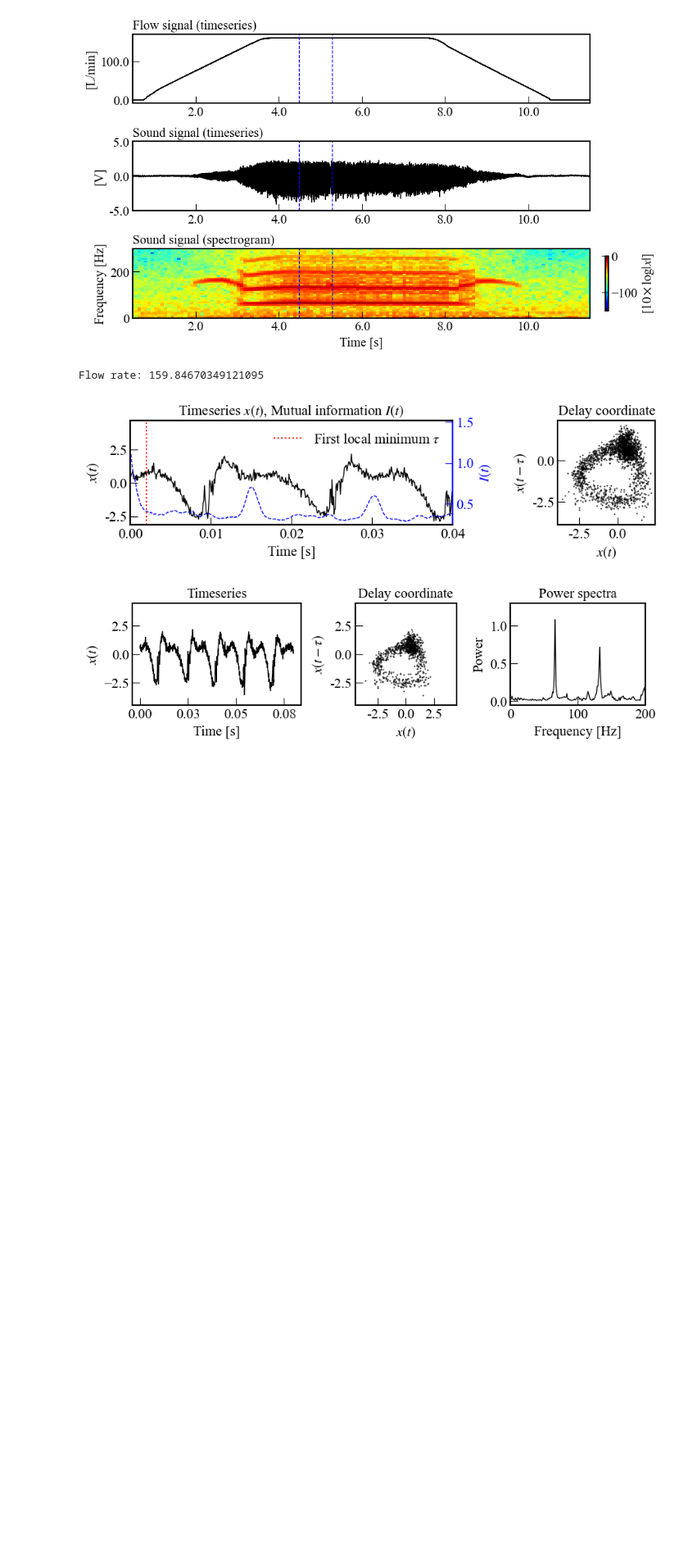
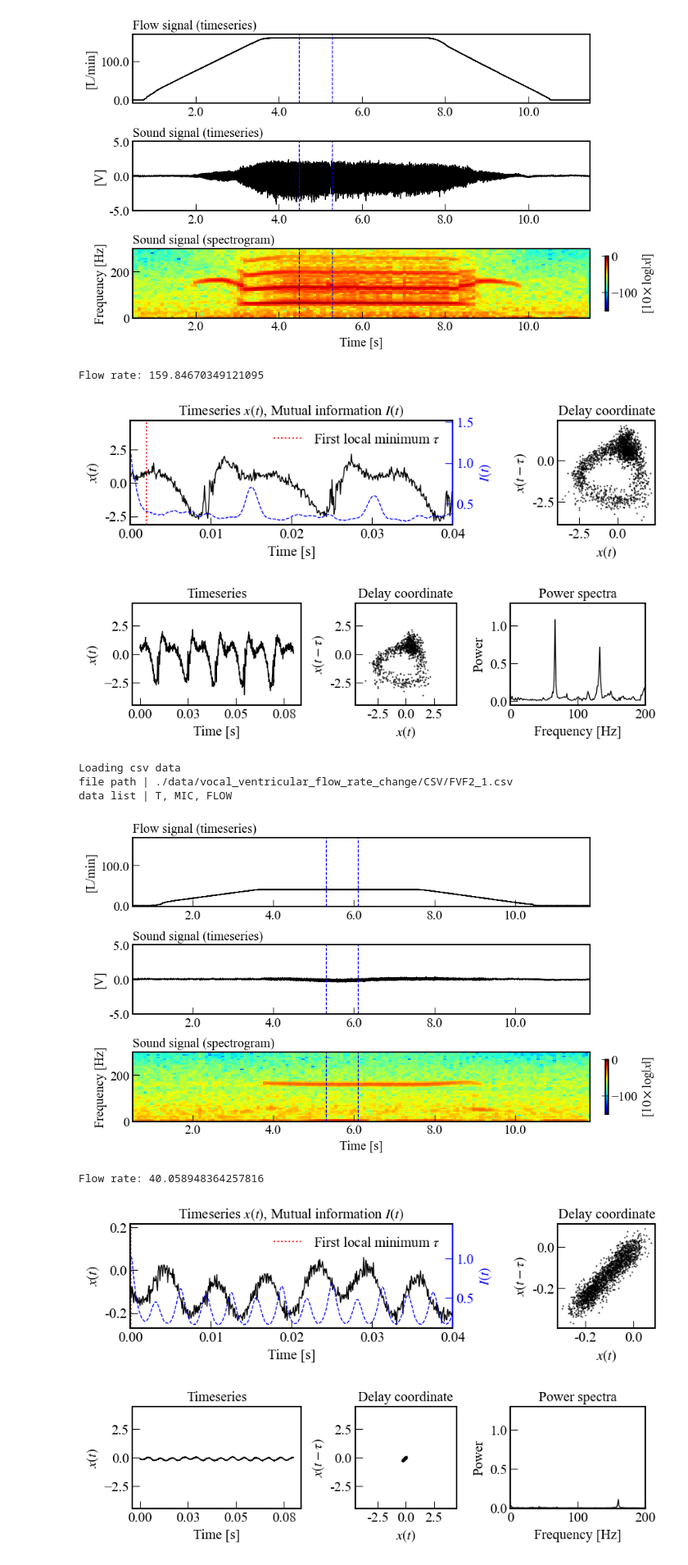
Before and after one commit to TakumiInoue0628/analysis-of-vocal-fold-system-based-on-nonlinear-dynamics-theory-using-machine-learning, a Jupyter notebook: report/20241022/01_03_experimental_data_attractor.ipynb, the cells around one changed output. Shown at 82% size. Saved outputs shown, nothing was run; the diff lists cells and outputs as text; code cells hidden in the pictures; blank space fills up the shorter version.

```diff
--- a/report/20241022/01_03_experimental_data_attractor.ipynb
+++ b/report/20241022/01_03_experimental_data_attractor.ipynb
@@ -140,3 +140,17 @@ data list | T, MIC, FLOW
 Flow rate: 159.84670349121095
 [figure]
 [figure]
+# %%
+visualization(data_name='FVF2_1',
+              steady_range=[60000, 70000],
+              serch_size=500,
+              bins=50,
+              )
+# %% [output]
+Loading csv data
+file path | ./data/vocal_ventricular_flow_rate_change/CSV/FVF2_1.csv
+data list | T, MIC, FLOW
+[figure, added]
+Flow rate: 40.058948364257816
+[figure, added]
+[figure, added]
```
Also changed, not shown: parts of 3 cells of this notebook, 4 other files.
